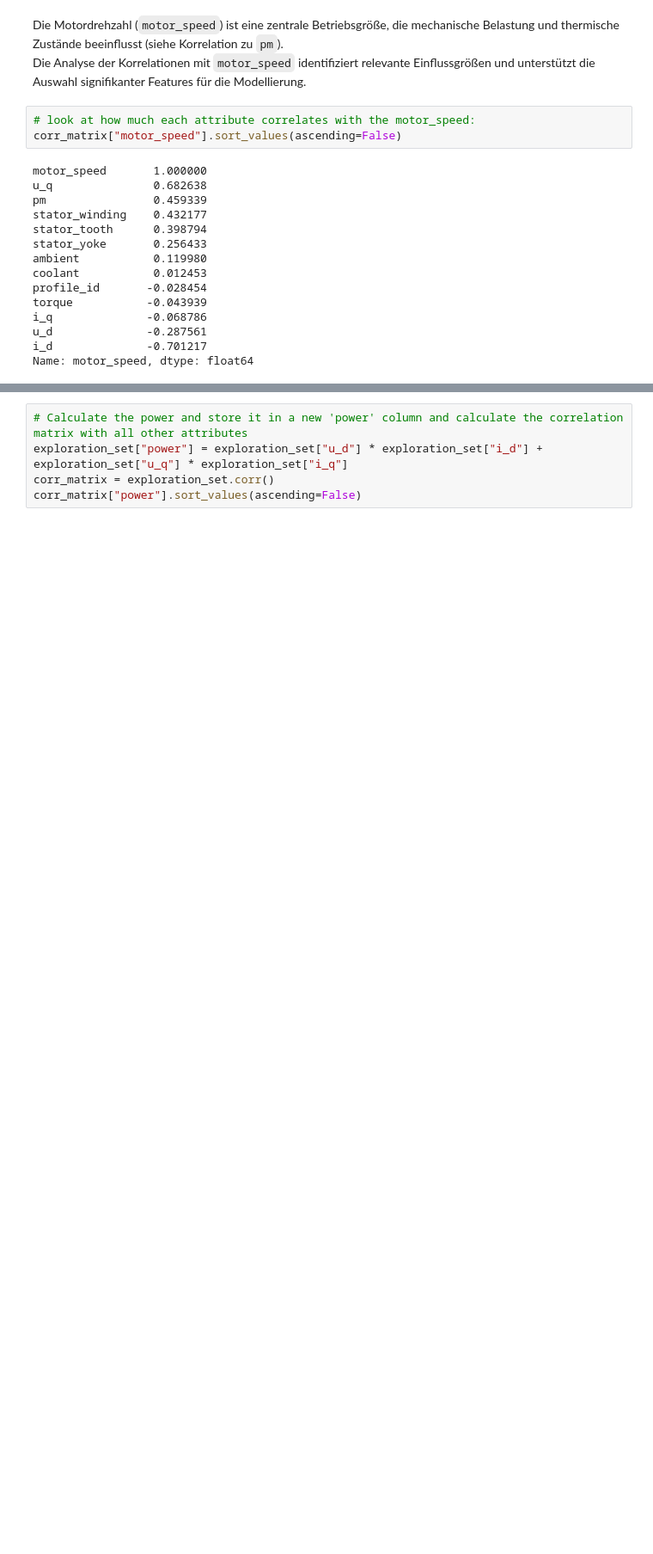
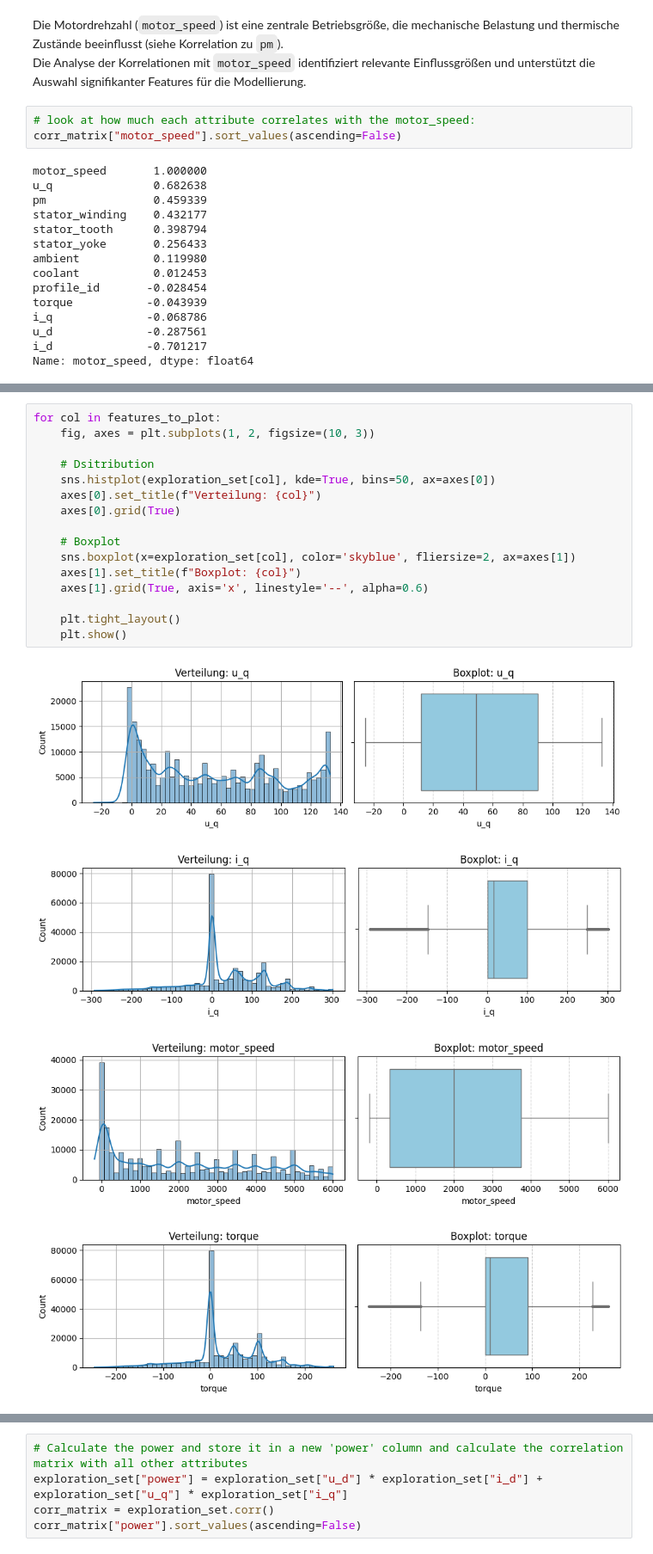
Before and after one commit to fynnbuhl/ML-SS25, a Jupyter notebook: Projekt_Gruppe9_MotorTemperatur.ipynb, the cells around one changed output, grey strips where cells are left out. Shown at 86% size. Drawn from its saved outputs; the diff is of its cells as text; blank space fills up the shorter version.

```diff
--- a/Projekt_Gruppe9_MotorTemperatur.ipynb
+++ b/Projekt_Gruppe9_MotorTemperatur.ipynb
@@ -410,0 +443,21 @@ Name: motor_speed, dtype: float64
+# %%
+for col in features_to_plot:
+    fig, axes = plt.subplots(1, 2, figsize=(10, 3))
+
+    # Dsitribution
+    sns.histplot(exploration_set[col], kde=True, bins=50, ax=axes[0])
+    axes[0].set_title(f"Verteilung: {col}")
+    axes[0].grid(True)
+
+    # Boxplot
+    sns.boxplot(x=exploration_set[col], color='skyblue', fliersize=2, ax=axes[1])
+    axes[1].set_title(f"Boxplot: {col}")
+    axes[1].grid(True, axis='x', linestyle='--', alpha=0.6)
+
+    plt.tight_layout()
+    plt.show()
+# %% [output]
+[figure, added]
+[figure, added]
+[figure, added]
+[figure, added]
```
Also changed, not shown: parts of 98 cells of this notebook.
